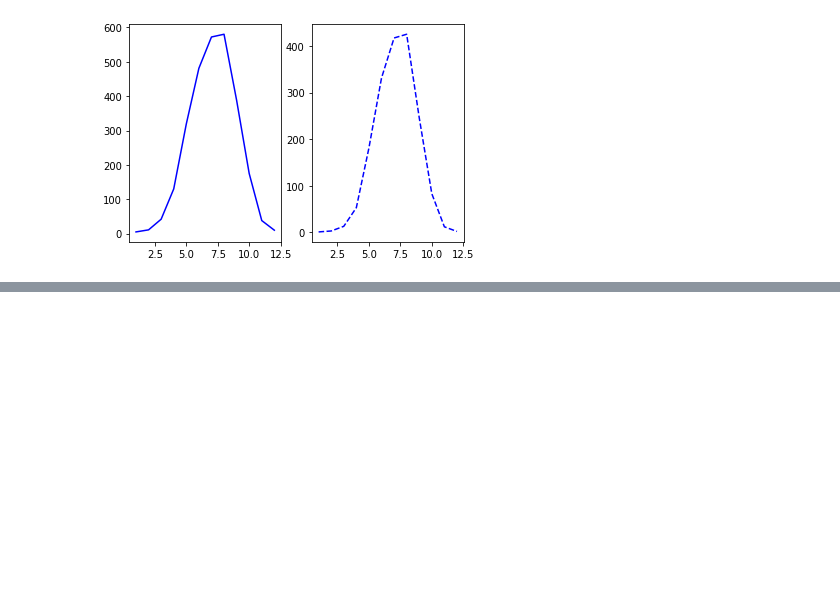
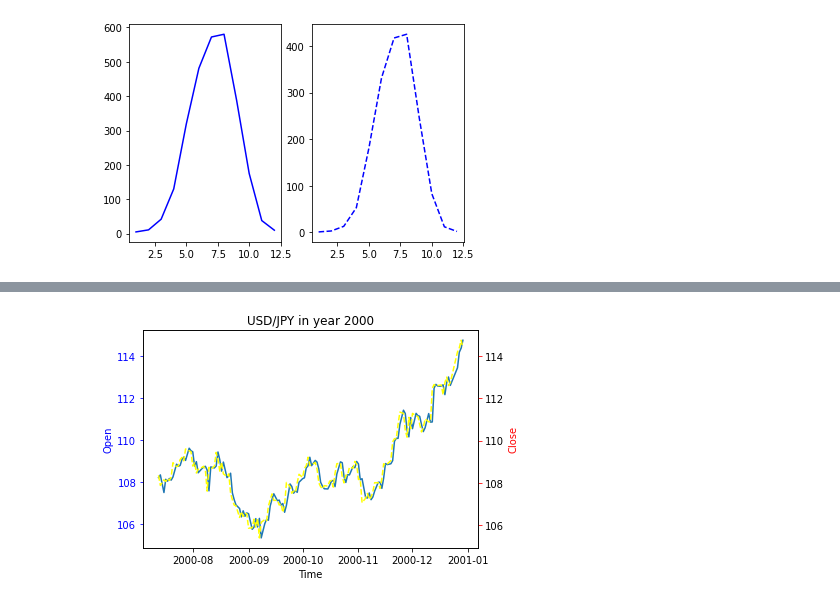
Before and after one commit to DreamFireworks/Data-Visualization, a Jupyter notebook: matplotlib/matplotlib_calisma.ipynb, the cells around one changed output, grey strips where cells are left out. Cells and saved outputs as stored; diff of their text form; code cells hidden in the pictures; blank space fills up the shorter version.

```diff
--- a/matplotlib/matplotlib_calisma.ipynb
+++ b/matplotlib/matplotlib_calisma.ipynb
@@ -219,0 +304,18 @@ plt.show()
+# %%
+fig,ax = plt.subplots()
+ax.plot(millenium.index,millenium["open"])
+ax.set_xlabel("Time")
+ax.set_ylabel("Open", color="blue")
+ax.set_title("USD/JPY in year 2000")
+ax.tick_params("y",colors="blue") #changes the ticks color
+ax2 = ax.twinx()
+ax2.plot(millenium.index,millenium["close"],
+         color="yellow",linestyle="--")
+ax2.set_ylabel("Close",color="red")
+ax2.tick_params("y",color="red")
+#color vs colors.
+# color changes only ticks
+# colors changes ticks and numbers
+plt.show()
+# %% [output]
+[figure, added]
```
Also changed, not shown: parts of 8 cells of this notebook, 1 other file.
